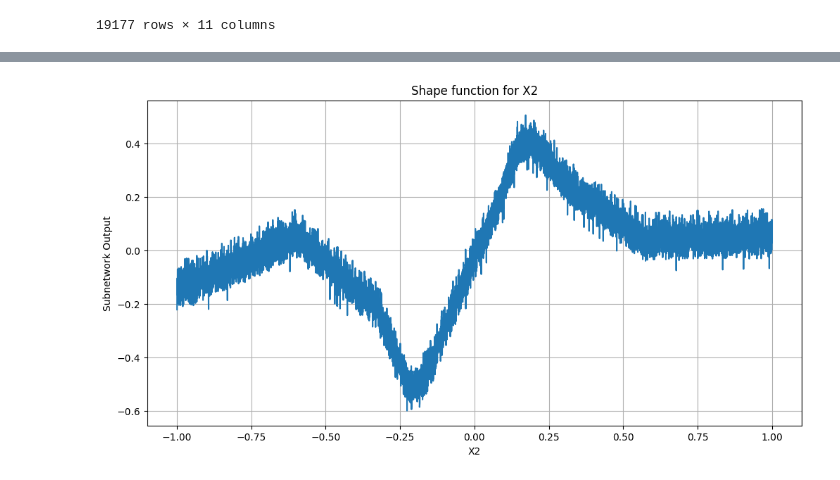
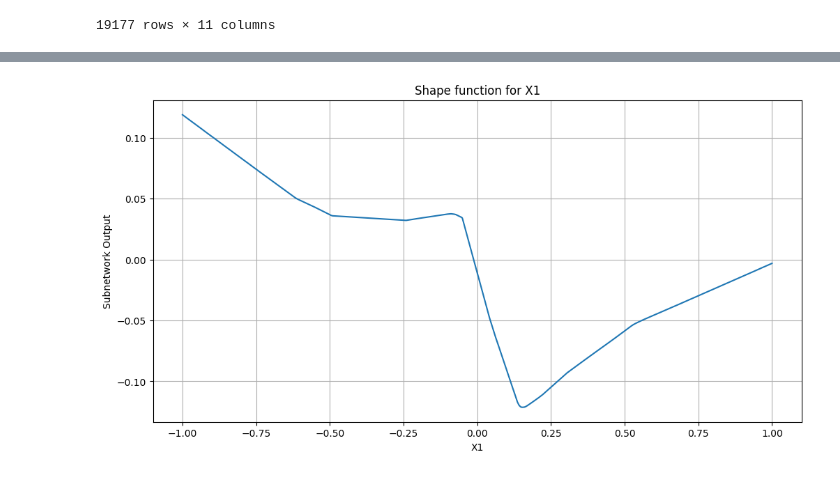
Before and after one commit to tupho289/Honours, a Jupyter notebook: sparsity_pairwise.ipynb, the cells around one changed output, grey strips where cells are left out. Cells and saved outputs as stored; diff of their text form; code cells hidden in the pictures.

```diff
--- a/sparsity_pairwise.ipynb
+++ b/sparsity_pairwise.ipynb
@@ -245,7 +245,7 @@ Validation RMSE for main effect: 2286.402587890625
 # -------------------------- quantify variable importance --------------------------
 main_output_layer = model_low.get_layer("main_subnet")  # Get the subnet output layer
 main_model = Model(inputs = model_low.inputs, outputs = main_output_layer.output)
-main_output_values = main_model.predict(X_train_low_split)
+main_output_values = main_model.predict(X_train_low_split, batch_size = X_train_low_split[0].shape[0])
 subnet_weights = model_low.get_layer("main_output").get_weights()[0]
 
 
@@ -332,7 +332,7 @@ for var1, var2 in interactions:
     es = EarlyStopping(monitor = 'val_loss', patience = 10, restore_best_weights = True)
     model_pairwise.fit(X_train_low_split, y_train_low, epochs = 5_000, \
                             callbacks = [es], batch_size = 1_000, validation_data = (X_val_low_split, y_val_low))
-    val_loss, _ = model_pairwise.evaluate(X_val_low_split, y_val_low)
+    val_loss, _ = model_pairwise.evaluate(X_val_low_split, y_val_low, batch_size = X_val_low_split[0].shape[0])
     interaction_loss[f"{var1}_{var2}"] = val_loss # add to the val loss list
 # %% [output]
 Epoch 1/5000
@@ -557,10 +558,10 @@ plt.show()
 # %%
 #-------------------------- view the shape function --------------------------
 # get the prediction
-subnet_output = subnet_model.predict(X_train_important)
+subnet_output = subnet_model.predict(X_train_important, batch_size = X_train_important[0].shape[0])
 
 # create the plot
-var_name = "X2"
+var_name = "X1"
 var_index = imp_vars.index(var_name)
 plt.figure(figsize = (12, 6))
 sns.lineplot(x = X_train_important[var_index],
@@ -575,4 +576,4 @@ plt.show()
-[figure, old version]
+[figure, new version]
 # %%
 # # -------------------------- Create the Pairwise Only Model --------------------------
 # pairwise_index = 0 # the pairwise effect we want to view
```
Also changed, not shown: parts of 10 cells of this notebook, 7 other files.
